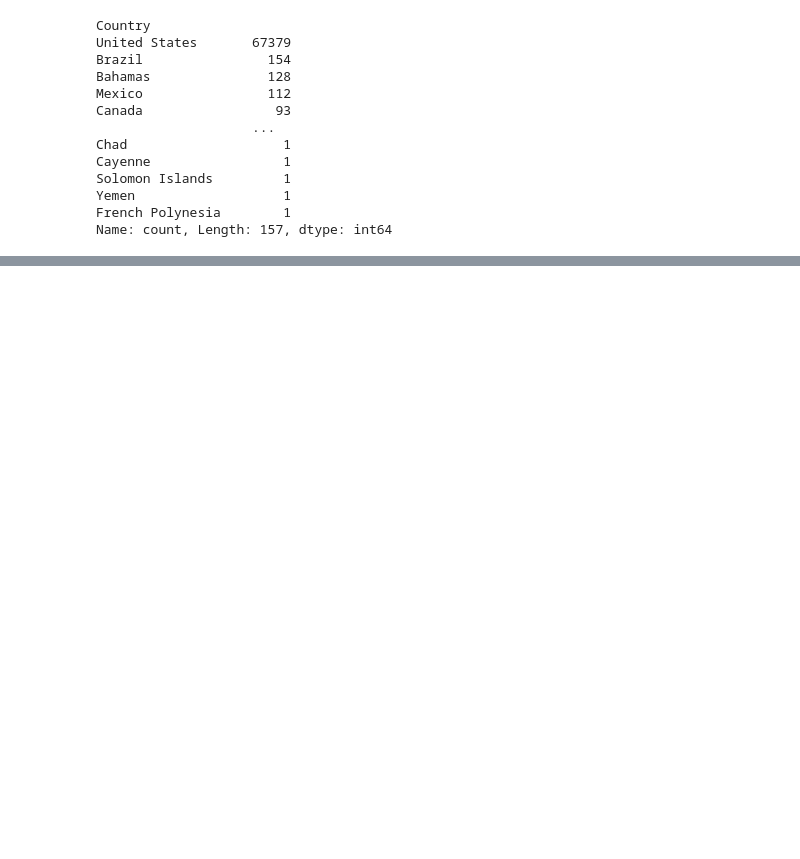
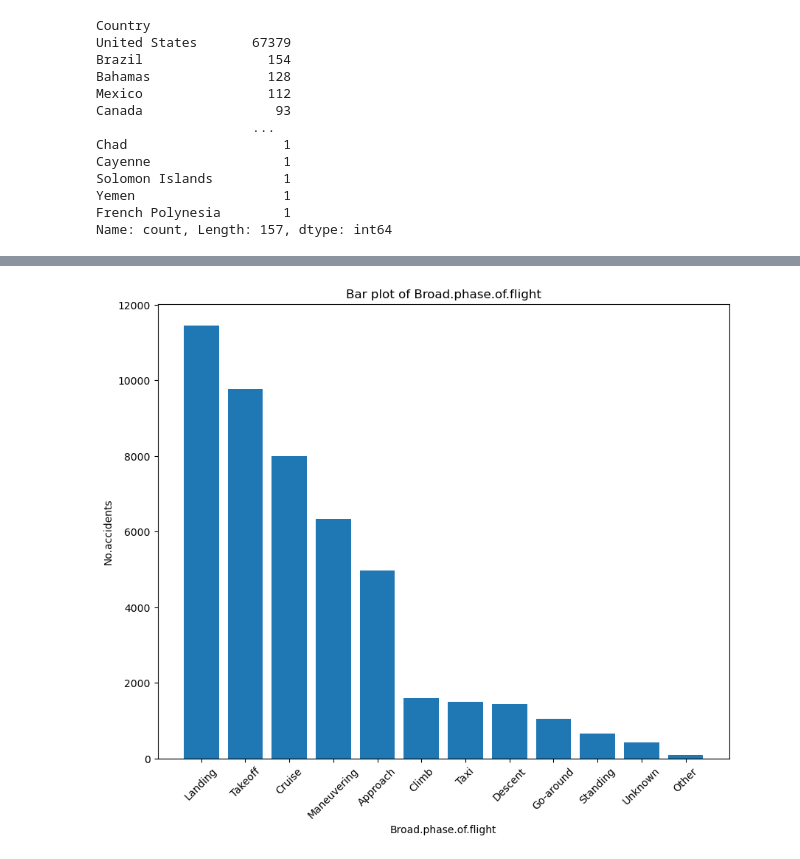
Before and after one commit to T-hoveen/dsc-phase-1-project-v3, a Jupyter notebook: student.ipynb, the cells around one changed output, grey strips where cells are left out. Saved outputs shown, nothing was run; the diff lists cells and outputs as text; code cells hidden in the pictures; blank space fills up the shorter version.

```diff
--- a/student.ipynb
+++ b/student.ipynb
@@ -525,0 +538,7 @@ There seems to be no relationship between the two variables
+# %%
+#
+Broad_flights =Aviation_clean['Broad.phase.of.flight'].value_counts()
+
+Bar_plot(Broad_flights,'Broad.phase.of.flight')
+# %% [output]
+[figure, added]
```
Also changed, not shown: parts of 14 cells of this notebook.
